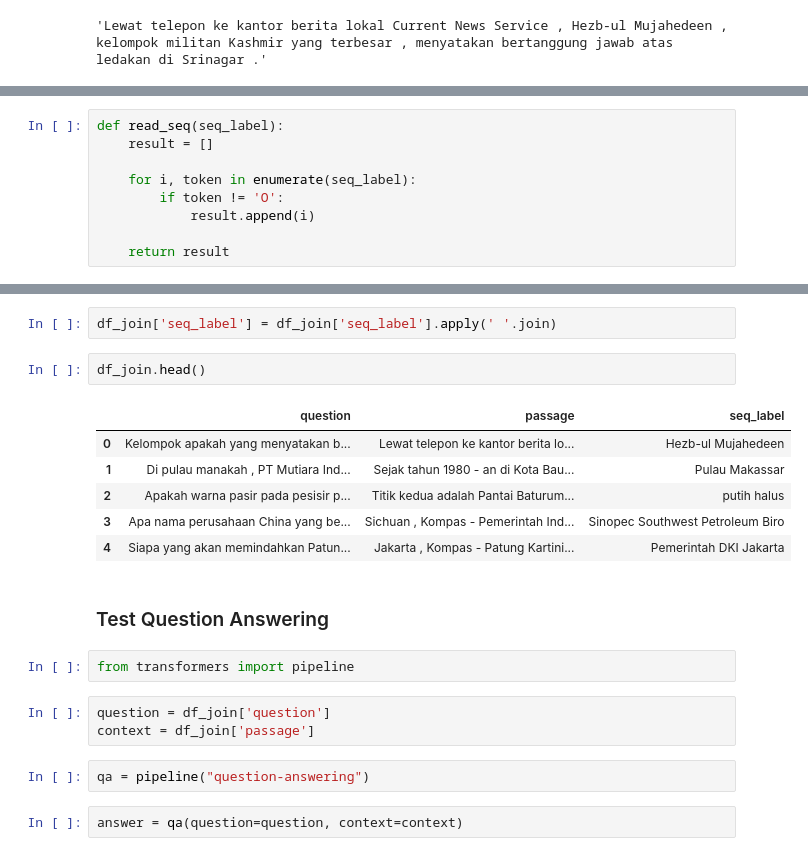
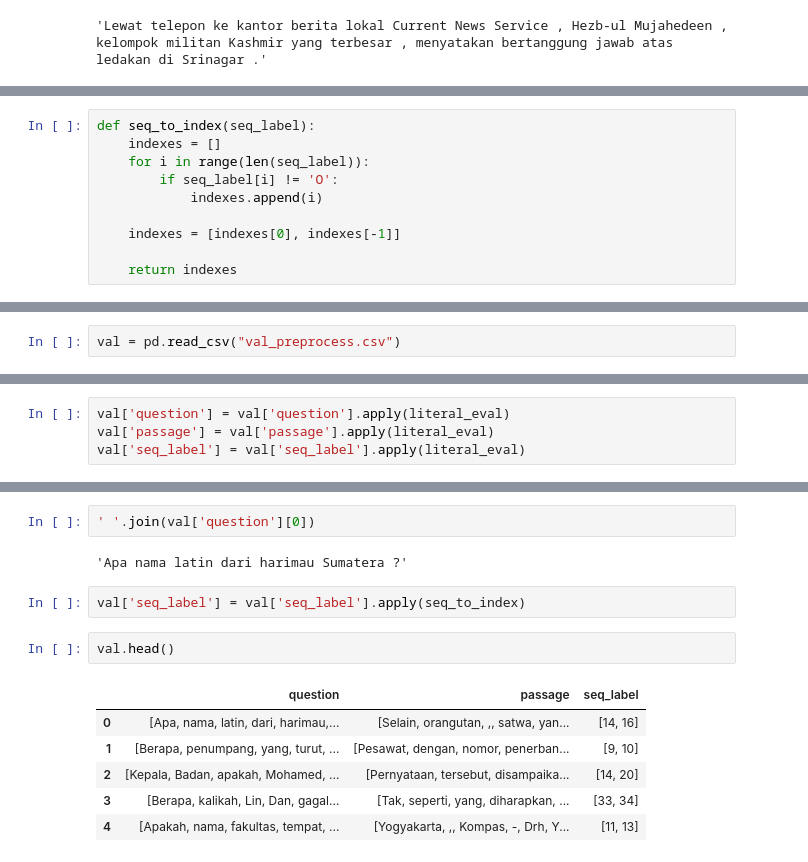
Before and after one commit to rifkybujana/IndoBERT-QA, a Jupyter notebook: BERT.ipynb, the cells around one changed output, grey strips where cells are left out. Drawn from its saved outputs; the diff is of its cells as text.

```diff
--- a/BERT.ipynb
+++ b/BERT.ipynb
@@ -99,10 +123,11 @@ Bisa dilihat, seq_label yang kita miliki terbentuk dari O, B, dan I. Kita harus
 # %%
-def read_seq(seq_label):
-    result = []
+def seq_to_index(seq_label):
+    indexes = []
+    for i in range(len(seq_label)):
+        if seq_label[i] != 'O':
+            indexes.append(i)
 
-    for i, token in enumerate(seq_label):
-        if token != 'O':
-            result.append(i)
+    indexes = [indexes[0], indexes[-1]]
 
-    return result
+    return indexes
 # %%
@@ -121,0 +146,2 @@ for i in range(len(df['seq_label'])):
+# %%
+val = pd.read_csv("val_preprocess.csv")
@@ -136,0 +178,4 @@ df_join['passage'] = df_join['passage'].apply(' '.join)
+# %%
+val['question'] = val['question'].apply(literal_eval)
+val['passage'] = val['passage'].apply(literal_eval)
+val['seq_label'] = val['seq_label'].apply(literal_eval)
@@ -137,22 +191,15 @@ df_join['passage'] = df_join['passage'].apply(' '.join)
+# %%
+' '.join(val['question'][0])
+# %% [output]
+'Apa nama latin dari harimau Sumatera ?'
 # %%
-df_join['seq_label'] = df_join['seq_label'].apply(' '.join)
+val['seq_label'] = val['seq_label'].apply(seq_to_index)
 # %%
-df_join.head()
+val.head()
 # %% [output]
 |  | question | passage | seq_label |
-| 0 | Kelompok apakah yang menyatakan b... | Lewat telepon ke kantor berita lo... | Hezb-ul Mujahedeen |
-| 1 | Di pulau manakah , PT Mutiara Ind... | Sejak tahun 1980 - an di Kota Bau... | Pulau Makassar |
-| 2 | Apakah warna pasir pada pesisir p... | Titik kedua adalah Pantai Baturum... | putih halus |
-| 3 | Apa nama perusahaan China yang be... | Sichuan , Kompas - Pemerintah Ind... | Sinopec Southwest Petroleum Biro |
-| 4 | Siapa yang akan memindahkan Patun... | Jakarta , Kompas - Patung Kartini... | Pemerintah DKI Jakarta |
+| 0 | [Apa, nama, latin, dari, harimau,... | [Selain, orangutan, ,, satwa, yan... | [14, 16] |
+| 1 | [Berapa, penumpang, yang, turut, ... | [Pesawat, dengan, nomor, penerban... | [9, 10] |
+| 2 | [Kepala, Badan, apakah, Mohamed, ... | [Pernyataan, tersebut, disampaika... | [14, 20] |
+| 3 | [Berapa, kalikah, Lin, Dan, gagal... | [Tak, seperti, yang, diharapkan, ... | [33, 34] |
+| 4 | [Apakah, nama, fakultas, tempat, ... | [Yogyakarta, ,, Kompas, -, Drh, Y... | [11, 13] |
-# %% [markdown]
-### Test Question Answering
-# %%
-from transformers import pipeline
-# %%
-question = df_join['question']
-context = df_join['passage']
-# %%
-qa = pipeline("question-answering")
-# %%
-answer = qa(question=question, context=context)
```
Also changed, not shown: parts of 24 cells of this notebook.
